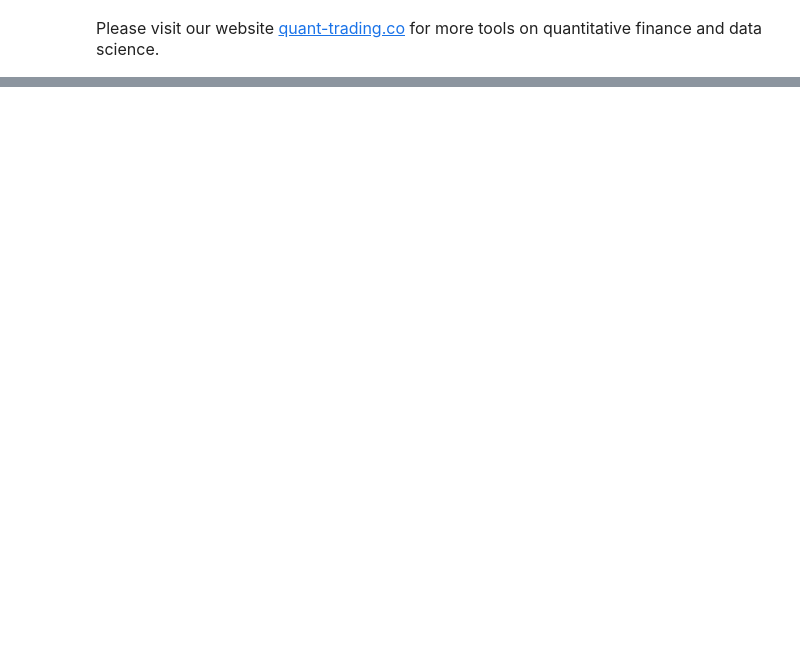
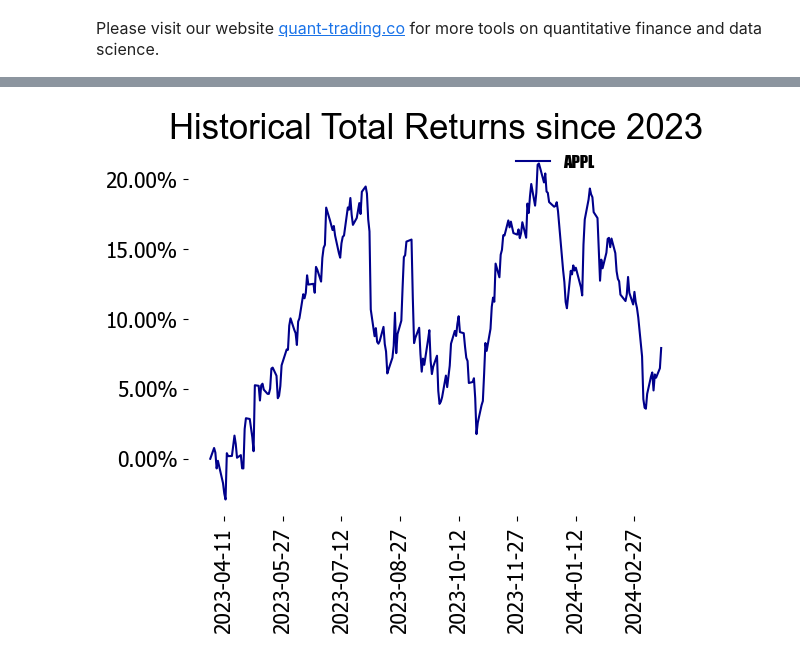
Before and after one commit to Quant-TradingCO/Data_Visualization, a Jupyter notebook: TOTAL_RETURN_CHART_MULTIPLE_ASSETS.ipynb, the cells around one changed output, grey strips where cells are left out. Drawn from its saved outputs; the diff is of its cells as text; code cells hidden in the pictures; blank space fills up the shorter version.

```diff
--- a/TOTAL_RETURN_CHART_MULTIPLE_ASSETS.ipynb
+++ b/TOTAL_RETURN_CHART_MULTIPLE_ASSETS.ipynb
@@ -63,0 +158,23 @@ my_range = abs(min_value - max_value)
+# %%
+font = font_manager.FontProperties(family='Impact',weight='bold', style='normal', size=12)
+tick_spacing = np.round(timeframe.days/8,0)
+
+fig = plt.figure()
+
+ax = fig.add_subplot(1,1,1)
+
+ax.plot(DataFrameDict['AAPL']['Date'],DataFrameDict['AAPL']['cum_ret']*100,color='darkblue',label='APPL')
+ax.xaxis.set_major_locator(ticker.MultipleLocator(tick_spacing))
+ax.legend(frameon=False,prop=font,loc=1, bbox_to_anchor=(0.85, 1.02),ncol=10,markerscale=5)
+
+plt.xticks(rotation=90)
+plt.yticks(fontname = "Tahoma",fontsize=15)
+plt.xticks(fontname = "Tahoma",fontsize=15)
+plt.title("Historical Total Returns since " + str(start_year), size=25, family='Arial')
+
+ax.axis([None, None, None, None])
+ax.yaxis.set_major_formatter(FormatStrFormatter('%2.2f%%'))
+
+plt.box(on=None)
+# %% [output]
+[figure, added]
```
Also changed, not shown: parts of 19 cells of this notebook.
